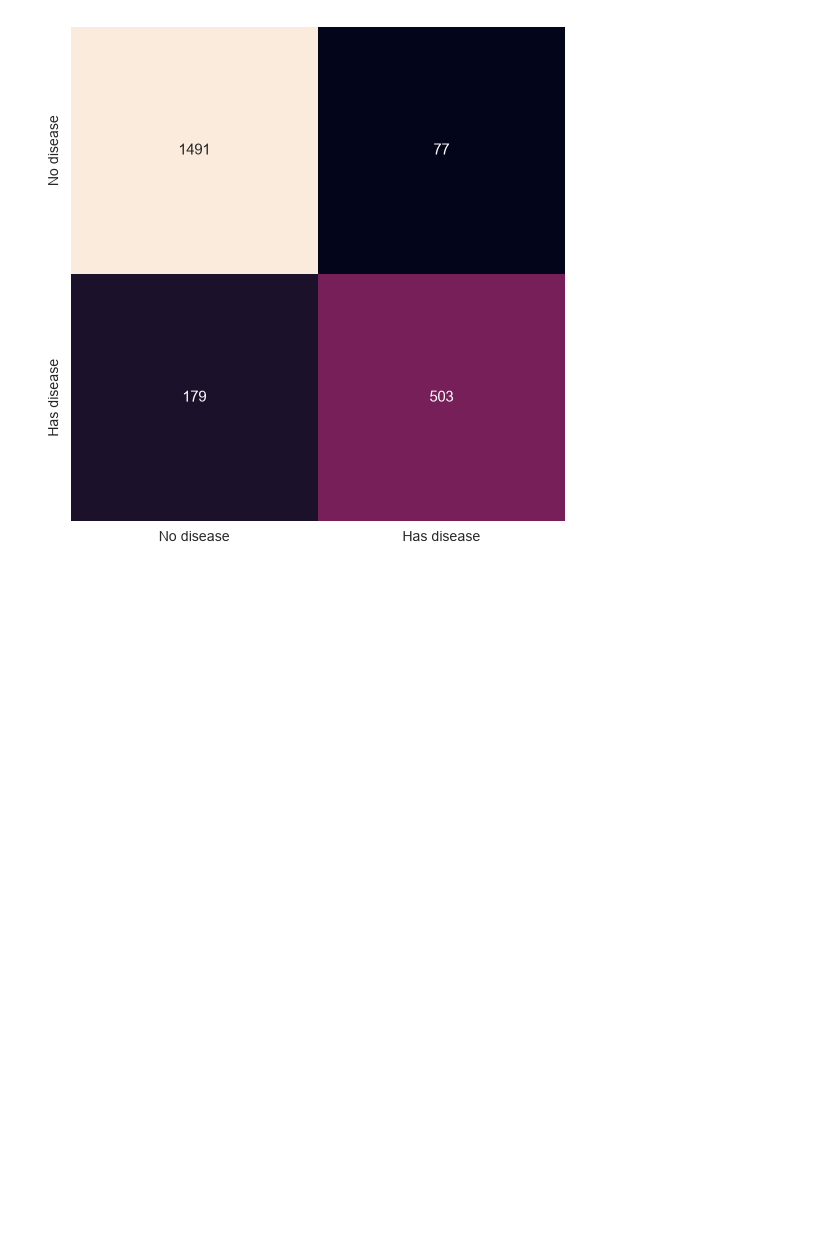
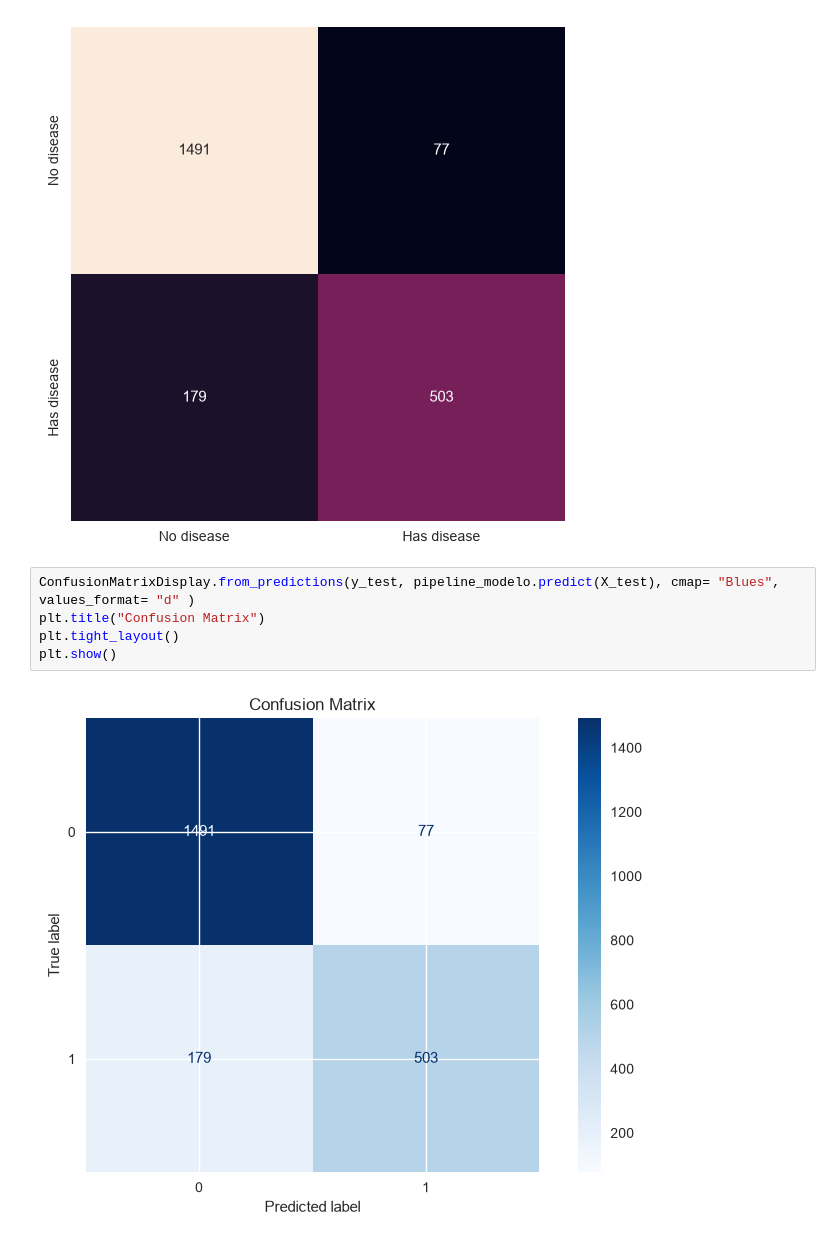
Before and after one commit to FilipeS-maker/Analysis-Heart-Disease-Risk, a Jupyter notebook: Analise_daraset.ipynb, the cells around one changed output. Saved outputs shown, nothing was run; the diff lists cells and outputs as text; blank space fills up the shorter version.

Commit message:
Confusion Matrix

```diff
--- a/Analise_daraset.ipynb
+++ b/Analise_daraset.ipynb
@@ -404,3 +415,10 @@ plt.tight_layout()
 plt.show()
 # %% [output]
 [figure]
+# %%
+ConfusionMatrixDisplay.from_predictions(y_test, pipeline_modelo.predict(X_test), cmap= "Blues", values_format= "d" )
+plt.title("Confusion Matrix")
+plt.tight_layout()
+plt.show()
+# %% [output]
+[figure, added]
```
Also changed, not shown: parts of 4 cells of this notebook.
